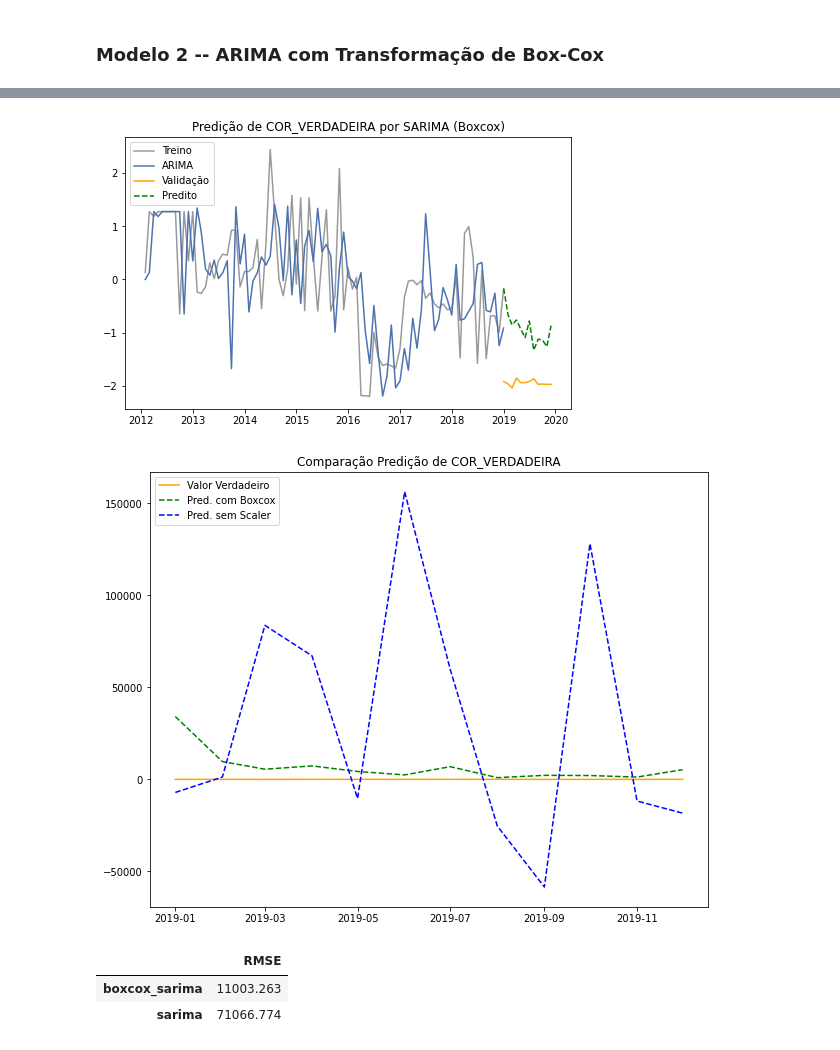
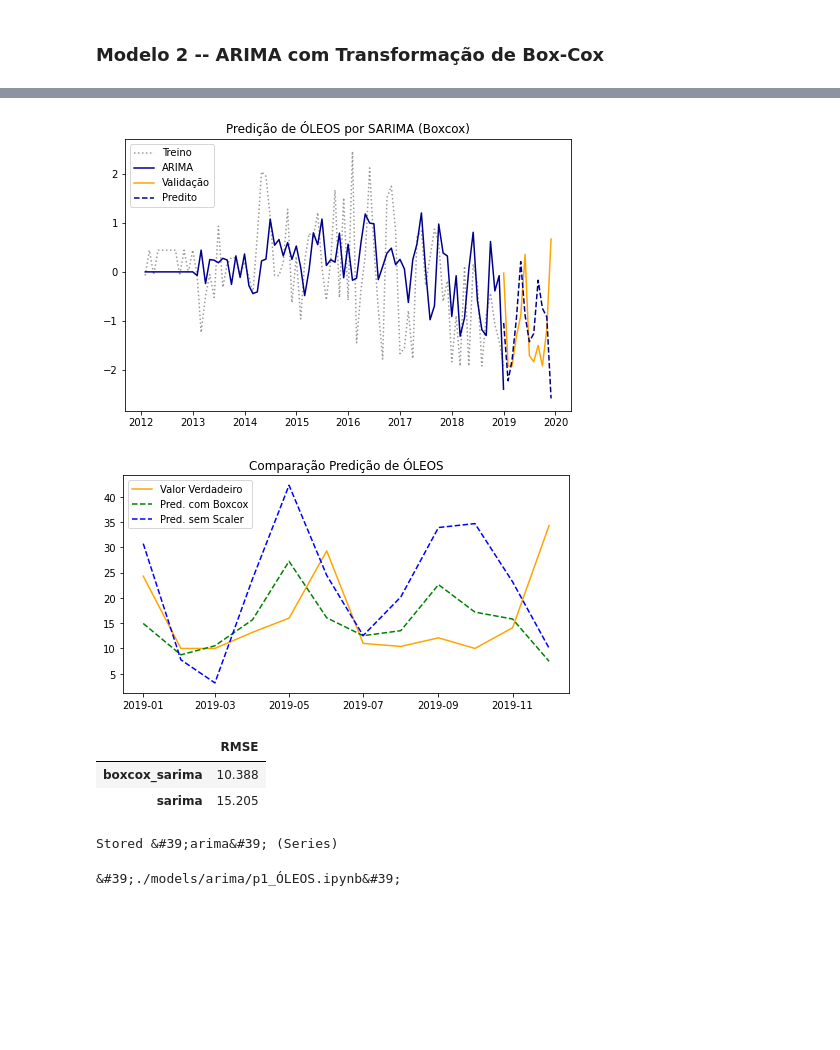
Before and after one commit to vcwild/wtp-model, a Jupyter notebook: arima.ipynb, the cells around one changed output, grey strips where cells are left out. Saved outputs shown, nothing was run; the diff lists cells and outputs as text; code cells hidden in the pictures; blank space fills up the shorter version.

Commit message:
update arima source file

```diff
--- a/arima.ipynb
+++ b/arima.ipynb
@@ -28,13 +30,13 @@ warnings.filterwarnings('ignore')
 # %%
 # Read file
 path = "./datasets/"
-name = "p2"
+name = "p1"
 
 df = pd.read_csv(path + name + "_clipped.csv", encoding='utf8', parse_dates=True, index_col="DATE")
 validation = pd.read_csv(path + name + "_validation.csv", encoding='utf8', parse_dates=True, index_col="DATE")
 
 cols = df.columns
-col = cols[1]
+col = cols[8]
 series = df[col]
 # %% [markdown]
 ## Verificação de Estacionareidade pelo teste ADF (Augmented Dickey-Fuller) e Número de Diferenciações por KPSS (Kwiatkowski – Phillips – Schmidt – Shin)
@@ -43,9 +45,9 @@ adf_test = ADFTest(alpha = 0.05)
 adf = pd.DataFrame()
 diff = pd.DataFrame()
 
-for col in cols:
-    adf[col] = adf_test.should_diff(df[col])
-    diff[col] = [ndiffs(df[col], alpha=.05, test='kpss', max_d=2)]
+for c in cols:
+    adf[c] = adf_test.should_diff(df[c])
+    diff[c] = [ndiffs(df[c], alpha=.05, test='kpss', max_d=2)]
 
 adf = adf.T.rename(columns = {0: "adf_pval", 1: "stationary"})
 diff = diff.T.rename(columns = {0: "d"})
@@ -224,32 +226,48 @@ series_scaled_idx = pd.Series(series_scaled.reshape(1, -1)[0], index=train.index
 test_scaled_idx = pd.Series(scaler.transform(test.values.reshape(-1, 1)).reshape(1, -1)[0], index=test.index)
 
 plt.figure(figsize=(8, 5))
-plt.plot(series_scaled_idx, color="grey", alpha=0.8, label="Treino")
-plt.plot(scale_fitted, label="ARIMA")
+plt.plot(series_scaled_idx, color="grey", linestyle=":", alpha=0.8, label="Treino")
+plt.plot(scale_fitted, color="darkblue", label="ARIMA")
 plt.plot(test_scaled_idx, color="orange", label="Validação")
-plt.plot(prediction_scaled_series, linestyle="--", color="green", label="Predito")
+plt.plot(prediction_scaled_series, linestyle="--", color="darkblue", label="Predito")
 plt.title(f"Predição de {col} por SARIMA (Boxcox)")
 plt.legend(loc="upper left");
 # %% [output]
-[figure, old version]
+[figure, new version]
 # %%
 inverted_prediction = scaler.inverse_transform(prediction_scaled.reshape(-1, 1))
 inverted_prediction_series = pd.Series(inverted_prediction.reshape(1, -1)[0], index=test.index)
 # %%
+plt.figure(figsize=(8, 4))
 plt.plot(test, color="orange", label="Valor Verdadeiro")
 plt.plot(inverted_prediction_series, linestyle="--", color="green", label="Pred. com Boxcox")
 plt.plot(prediction, linestyle="--", color="blue", label="Pred. sem Scaler")
 plt.title(f"Comparação Predição de {col}")
 plt.legend(loc="upper left");
 # %% [output]
-[figure, old version]
+[figure, new version]
 # %%
 metrics_df = pd.DataFrame({
     "sarima": round(rmse(test, prediction.values.flatten()), 3),
     "boxcox_sarima": round(rmse(test, inverted_prediction_series), 3)
 }, index=["RMSE"])
-metrics_df.T.sort_values("RMSE")
+metrics_df = metrics_df.T.sort_values("RMSE")
+best_fit_name = metrics_df.reset_index()['index'][0]
+metrics_df
 # %% [output]
 |  | RMSE |
-| boxcox_sarima | 11003.263 |
-| sarima | 71066.774 |
+| boxcox_sarima | 10.388 |
+| sarima | 15.205 |
+# %%
+boxcox_sarima = inverted_prediction_series
+boxcox_sarima.name = col
+sarima = pd.Series(prediction['predicted'], index=validation.index)
+sarima.name = col
+arima = eval(best_fit_name)
+%store arima
+# %% [output]
+Stored &#39;arima&#39; (Series)
+# %%
+copy2("arima.ipynb", f"./models/arima/{name}_{col}.ipynb")
+# %% [output]
+&#39;./models/arima/p1_ÓLEOS.ipynb&#39;
```
Also changed, not shown: parts of 9 cells of this notebook.
